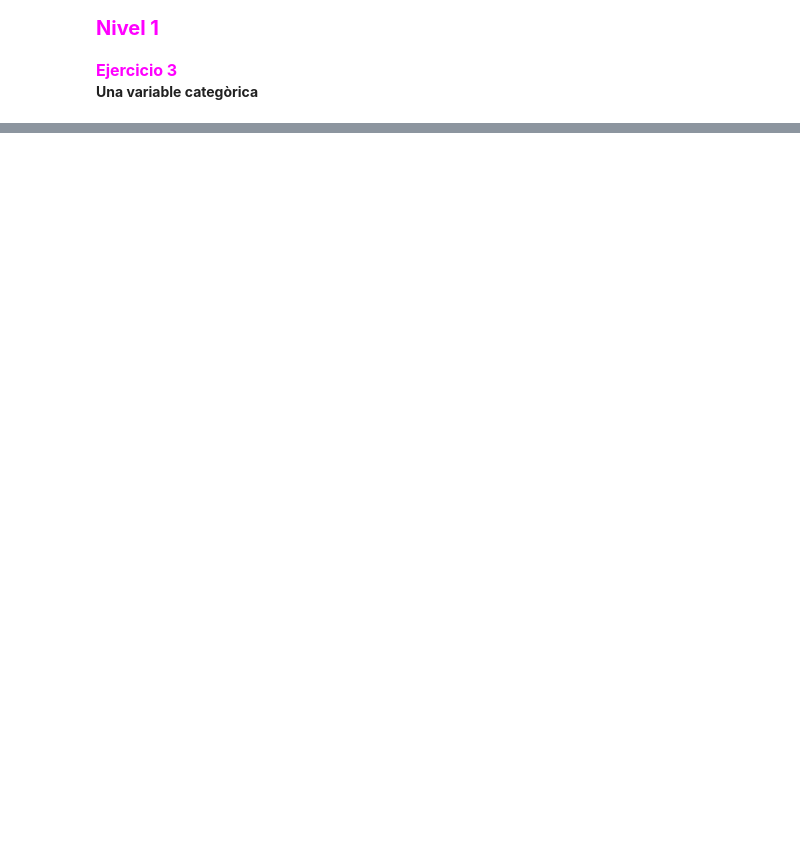
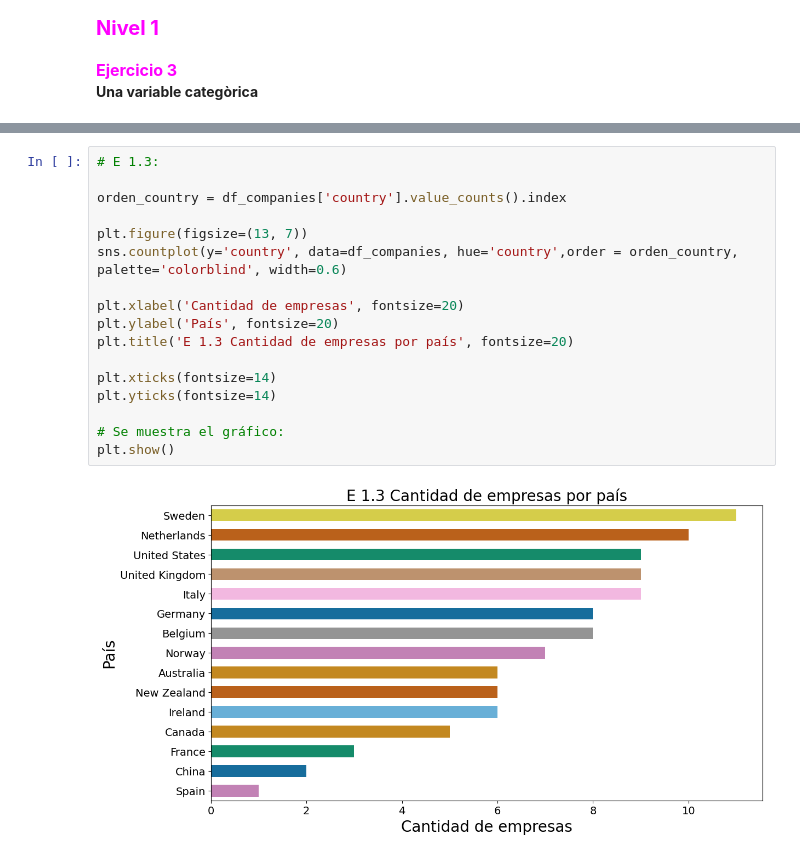
Before and after one commit to Nathalia-GM2912/Data_Analytics_2024, a Jupyter notebook: Sprint_8_Python/Sprint_8.01.ipynb, the cells around one changed output, grey strips where cells are left out. Saved outputs shown, nothing was run; the diff lists cells and outputs as text; blank space fills up the shorter version.

```diff
--- a/Sprint_8_Python/Sprint_8.01.ipynb
+++ b/Sprint_8_Python/Sprint_8.01.ipynb
@@ -285,0 +234,19 @@ plt.show()
+# %%
+# E 1.3:
+
+orden_country = df_companies['country'].value_counts().index
+
+plt.figure(figsize=(13, 7))
+sns.countplot(y='country', data=df_companies, hue='country',order = orden_country, palette='colorblind', width=0.6)
+
+plt.xlabel('Cantidad de empresas', fontsize=20)
+plt.ylabel('País', fontsize=20)
+plt.title('E 1.3 Cantidad de empresas por país', fontsize=20)
+
+plt.xticks(fontsize=14)
+plt.yticks(fontsize=14)
+
+# Se muestra el gráfico:
+plt.show()
+# %% [output]
+[figure, added]
```
Also changed, not shown: parts of 12 cells of this notebook.
